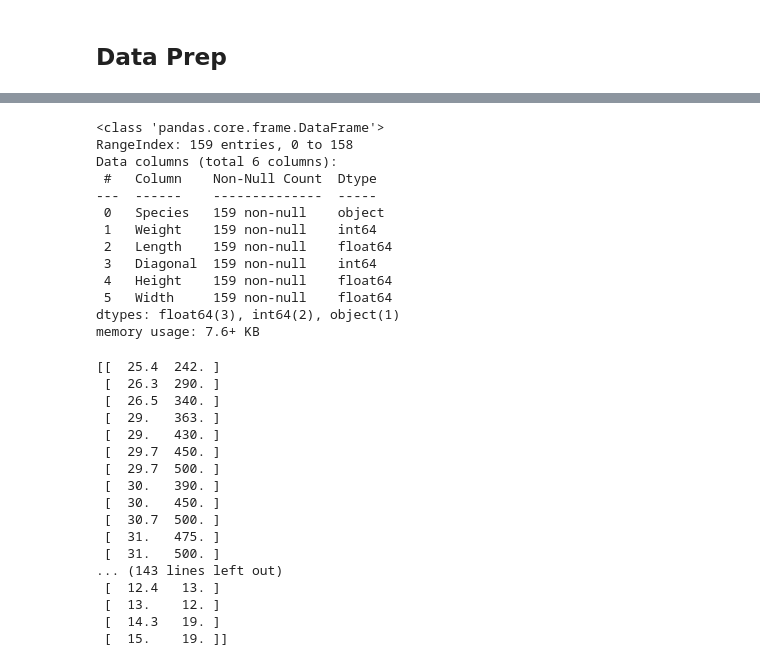
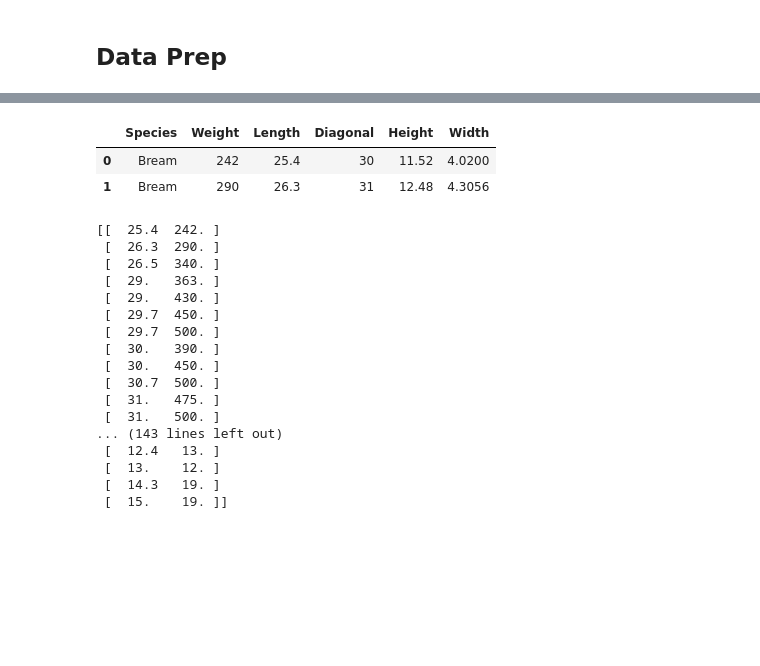
Before and after one commit to kjmobile/lb, a Jupyter notebook: 1_LM_Simple_Linear_to_Polynomial_Regression.ipynb, the cells around one changed output, grey strips where cells are left out. Saved outputs shown, nothing was run; the diff lists cells and outputs as text; code cells hidden in the pictures; blank space fills up the shorter version.

```diff
--- a/1_LM_Simple_Linear_to_Polynomial_Regression.ipynb
+++ b/1_LM_Simple_Linear_to_Polynomial_Regression.ipynb
@@ -25,22 +27,12 @@ import pandas as pd
 engine = create_engine('mysql+pymysql://cob:1212@kaylee-db.cbgcswckszgl.us-east-1.rds.amazonaws.com/data')
 # Read data
 fish_df = pd.read_sql("SELECT * FROM fish", engine)
-# %%
-fish_df.info()
-# %% [output]
-<class 'pandas.core.frame.DataFrame'>
-RangeIndex: 159 entries, 0 to 158
-Data columns (total 6 columns):
- #   Column    Non-Null Count  Dtype
----  ------    --------------  -----
- 0   Species   159 non-null    object
- 1   Weight    159 non-null    int64
- 2   Length    159 non-null    float64
- 3   Diagonal  159 non-null    int64
- 4   Height    159 non-null    float64
- 5   Width     159 non-null    float64
-dtypes: float64(3), int64(2), object(1)
-memory usage: 7.6+ KB
+# %%
+fish_df.head(2)
+# %% [output]
+|  | Species | Weight | Length | Diagonal | Height | Width |
+| 0 | Bream | 242 | 25.4 | 30 | 11.52 | 4.0200 |
+| 1 | Bream | 290 | 26.3 | 31 | 12.48 | 4.3056 |
 # %%
 # Convert the DataFrame to a NumPy array:
 # Select only length and weight columns for conducting a simple linear regression
```
Also changed, not shown: parts of 13 cells of this notebook.
